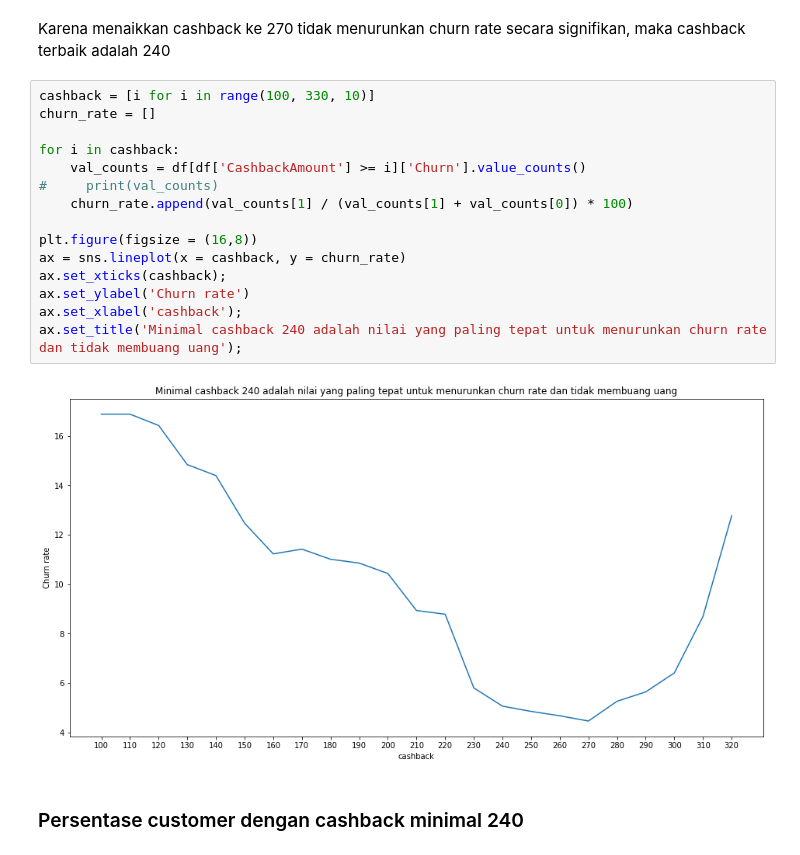
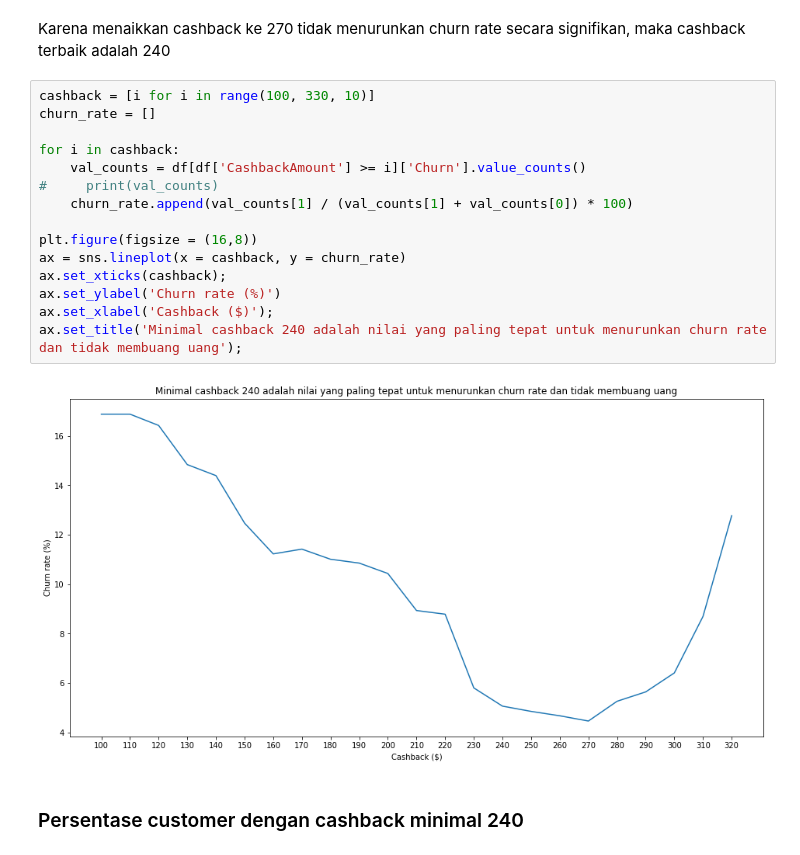
Before and after one commit to BryanT05/Intellegend-Final-Project, a Jupyter notebook: Insight.ipynb, the cells around one changed output. Drawn from its saved outputs; the diff is of its cells as text.

```diff
--- a/Insight.ipynb
+++ b/Insight.ipynb
@@ -114,20 +159,20 @@ Karena menaikkan cashback ke 270 tidak menurunkan churn rate secara signifikan,
 # %%
 cashback = [i for i in range(100, 330, 10)]
 churn_rate = []
 
 for i in cashback:
     val_counts = df[df['CashbackAmount'] >= i]['Churn'].value_counts()
 #     print(val_counts)
     churn_rate.append(val_counts[1] / (val_counts[1] + val_counts[0]) * 100)
 
 plt.figure(figsize = (16,8))
 ax = sns.lineplot(x = cashback, y = churn_rate)
 ax.set_xticks(cashback);
-ax.set_ylabel('Churn rate')
-ax.set_xlabel('cashback');
+ax.set_ylabel('Churn rate (%)')
+ax.set_xlabel('Cashback ($)');
 ax.set_title('Minimal cashback 240 adalah nilai yang paling tepat untuk menurunkan churn rate dan tidak membuang uang');
 # %% [output]
-[figure, old version]
+[figure, new version]
 # %% [markdown]
 ### Persentase customer dengan cashback minimal 240
 # %%
```
Also changed, not shown: parts of 53 cells of this notebook, 5 other files.
